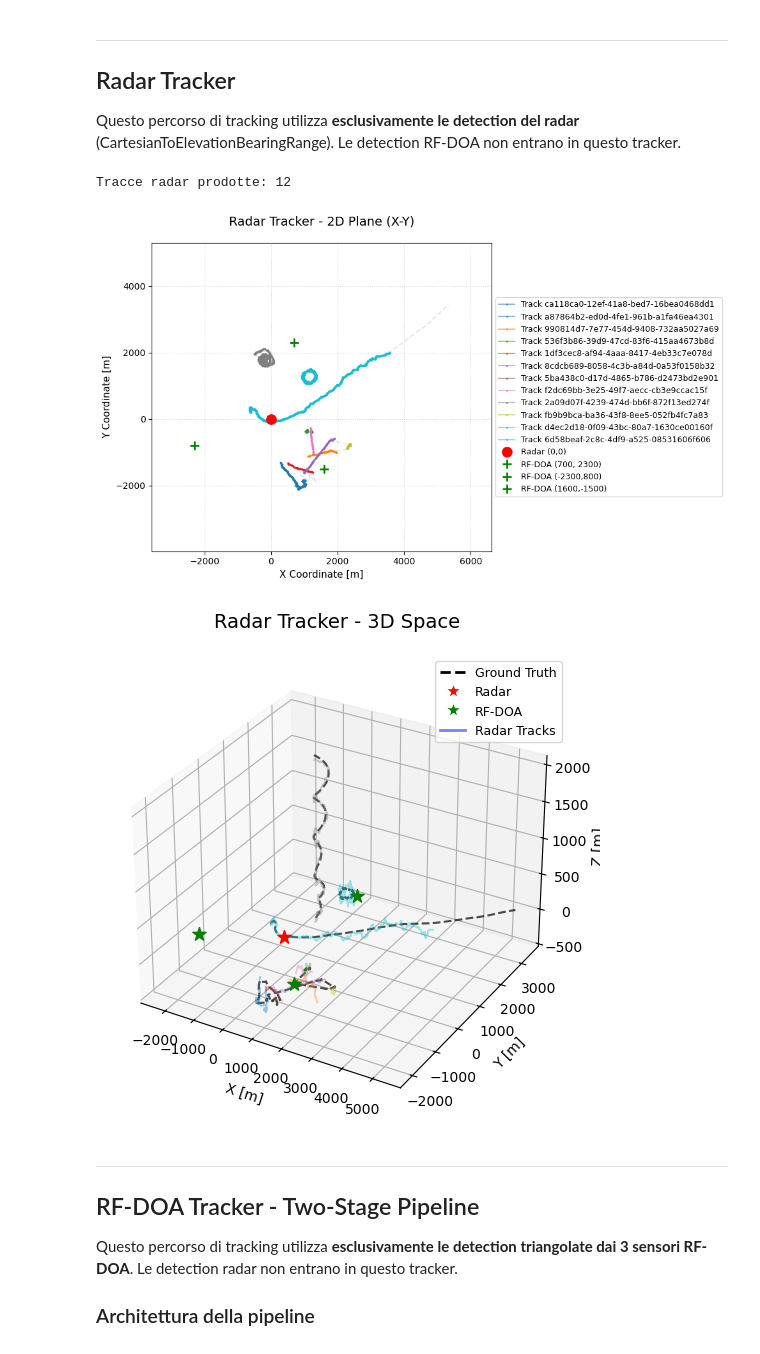
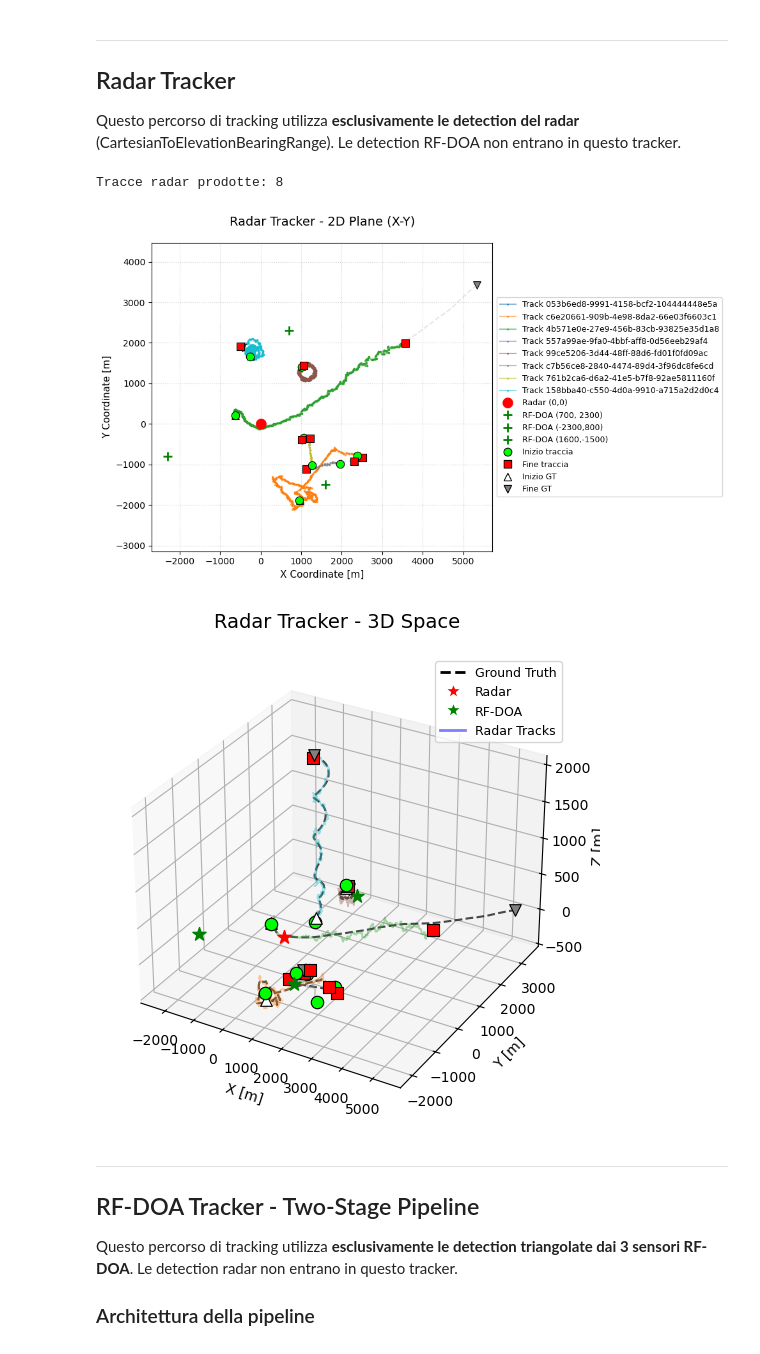
Before and after one commit to UmbertoMaffei/Multi-Sensor-Data-Fusion-for-Multi-Target-Drone-Tracking-in-Counter-UAS-Applications, a Jupyter notebook: SS_examples/3RF_RADAR.ipynb, the cells around one changed output. Drawn from its saved outputs; the diff is of its cells as text; code cells hidden in the pictures.

Commit message:
Better GT trajectories and comments. Initial and final points of GTs and tracks.

```diff
--- a/SS_examples/3RF_RADAR.ipynb
+++ b/SS_examples/3RF_RADAR.ipynb
@@ -763,9 +848,9 @@ err_r_el, err_r_az, err_r_range = [], [], []
 
 # RF-DOA error storage (using a dictionary for the 3 sensors)
 rfdoa_error_data = {
-    "RF-DOA 1": {"errors": [], "pos": np.array([1000, 4000]), "dets": rfdoa1_true},
-    "RF-DOA 2": {"errors": [], "pos": np.array([-3300, 1300]), "dets": rfdoa2_true},
-    "RF-DOA 3": {"errors": [], "pos": np.array([4000, -2000]), "dets": rfdoa3_true},
+    "RF-DOA 1": {"errors": [], "pos": np.array([700, 2300]), "dets": rfdoa1_true},
+    "RF-DOA 2": {"errors": [], "pos": np.array([-2300, 800]), "dets": rfdoa2_true},
+    "RF-DOA 3": {"errors": [], "pos": np.array([1600, -1500]), "dets": rfdoa3_true},
 }
 
 # Sensors position
@@ -961,8 +1046,8 @@ Le detection RF-DOA non entrano in questo tracker.
 ## Setup the radar tracking algorithm
 
 ukp_trans_mod =  CombinedGaussianTransitionModel([
-    ConstantVelocity(20),
-    ConstantVelocity(20),
+    ConstantVelocity(200),
+    ConstantVelocity(200),
     ConstantVelocity(20),
 ])
 
@@ -1088,6 +1173,14 @@ plotter2d.ax.grid(True, linestyle=':', alpha=0.6)
 plotter2d.ax.legend(loc='center left', bbox_to_anchor=(1, 0.5), fontsize=9, ncol=1)
 
 plt.tight_layout()
+
+plot_track_endpoints(plotter2d.ax, radar_tracks)
+plot_gt_endpoints(plotter2d.ax, truths)
+
+# Aggiungi ENDPOINT_LEGEND alla legenda esistente
+handles, labels = plotter2d.ax.get_legend_handles_labels()
+plotter2d.ax.legend(handles=handles + ENDPOINT_LEGEND,
+                    loc='center left', bbox_to_anchor=(1, 0.5), fontsize=9)
 plt.show()
 
 # -----------------------------------------------------------------
@@ -1102,36 +1195,39 @@ plotter3d.plot_ground_truths(truths, [0, 2, 4], color='black', linestyle='--', a
 for i, track in enumerate(radar_tracks):
     tx = [state.state_vector[0, 0] for state in track.states]
     ty = [state.state_vector[2, 0] for state in track.states]
     tz = [state.state_vector[4, 0] for state in track.states]
 
     plotter3d.ax.plot(tx, ty, tz, linewidth=1.2, color=colors_radar(i), alpha=0.4)
 
 # Plot Sensori 3D (Marker a stella)
 plotter3d.ax.scatter(0, 0, 0, color='red', s=100, marker='*', label='Radar Platform', zorder=10)
 plotter3d.ax.scatter(700, 2300, 0, color='green', s=100, marker='*', label='RF-DOA Platform', zorder=10)
 plotter3d.ax.scatter(-2300, -800, 0, color='green', s=100, marker='*', label='RF-DOA Platform', zorder=10)
 plotter3d.ax.scatter(1600, -1500, 0, color='green', s=100, marker='*', label='RF-DOA Platform', zorder=10)
 
 # Configurazione 3D
 plotter3d.ax.set_title('Radar Tracker - 3D Space', fontsize=14, pad=20)
 plotter3d.ax.set_xlabel('X [m]')
 plotter3d.ax.set_ylabel('Y [m]')
 plotter3d.ax.set_zlabel('Z [m]')
 
 # Legenda manuale per il 3D (per evitare che diventi troppo grande)
 custom_lines = [Line2D([0], [0], color='black', lw=2, linestyle='--'),
                 Line2D([0], [0], marker='*', color='w', markerfacecolor='red', markersize=12),
                 Line2D([0], [0], marker='*', color='w', markerfacecolor='green', markersize=12),
                 Line2D([0], [0], color='blue', lw=2, alpha=0.5)]
 
 plotter3d.ax.legend(custom_lines, ['Ground Truth', 'Radar', 'RF-DOA', 'Radar Tracks'],
                     loc='upper right', fontsize=9)
 
+plot_track_endpoints_3d(plotter3d.ax, radar_tracks)
+plot_gt_endpoints_3d(plotter3d.ax, truths)
+
 plt.show()
 # %% [output]
-Tracce radar prodotte: 12
+Tracce radar prodotte: 8
-[figure, old version]
+[figure, new version]
-[figure, old version]
+[figure, new version]
 # %% [markdown]
 ---
 ## RF-DOA Tracker - Two-Stage Pipeline
```
Also changed, not shown: parts of 19 cells of this notebook.
